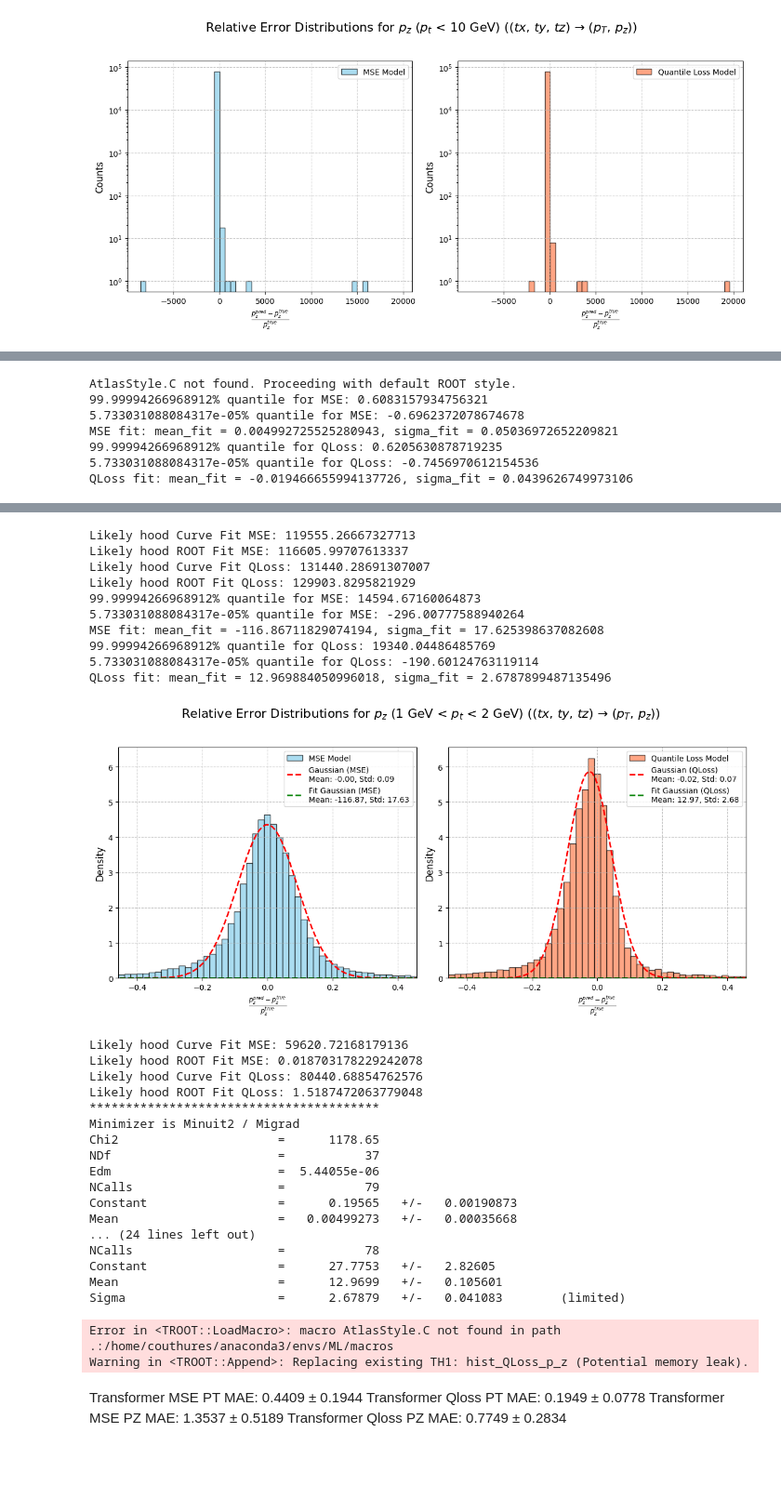
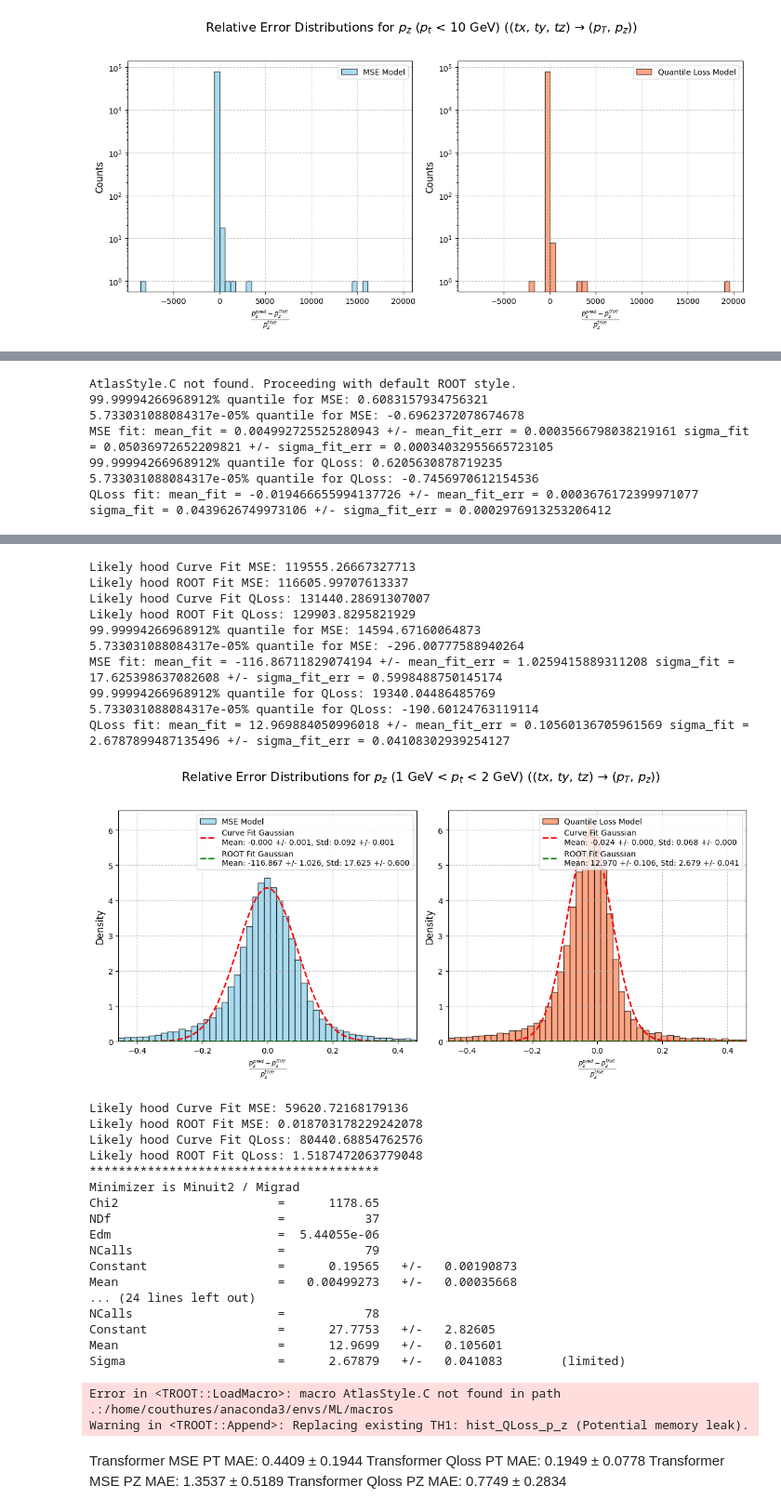
Before and after one commit to CouthuresJeremy/TrackFormer, a Jupyter notebook: dataanalysis.ipynb, the cells around one changed output, grey strips where cells are left out. Shown at 93% size. Drawn from its saved outputs; the diff is of its cells as text; code cells hidden in the pictures; blank space fills up the shorter version.

Commit message:
Notebook add fit error

```diff
--- a/dataanalysis.ipynb
+++ b/dataanalysis.ipynb
@@ -2150,8 +2110,10 @@ def plot_pi_relative_error_distributions_low_pt_1_2():
             fit_range = (q_low, q_high)
             n, model_bins = np.histogram(relative_errors, bins=n_bins, density=True, range=fit_range)
             param_model, cov_model = curve_fit(norm.pdf, model_bins[:-1], n, [model_mean, model_std], bounds=([-np.inf, 0], [np.inf, np.inf]))
+            perr_model = np.sqrt(np.diag(cov_model))
             model_mean, model_std = param_model
-            norm_fits[model_name] = (model_mean, model_std)
+            model_mean_err, model_std_err = perr_model
+            norm_fits[model_name] = ((model_mean, model_mean_err), (model_std, model_std_err))
 
             q_low = max(q_low, -n_sig*model_std + model_mean)
             q_high = min(q_high, n_sig*model_std + model_mean)
@@ -2180,8 +2142,10 @@ def plot_pi_relative_error_distributions_low_pt_1_2():
             # Retrieve the fit parameters.
             mean_fit = fit.GetParameter(1)
             sigma_fit = fit.GetParameter(2)
-            print(f"{model_name} fit: {mean_fit = }, {sigma_fit = }")
-            model_root_fits[model_name] = (mean_fit, sigma_fit)
+            mean_fit_err = fit.GetParError(1)
+            sigma_fit_err = fit.GetParError(2)
+            print(f"{model_name} fit: {mean_fit = } +/- {mean_fit_err = }", f"{sigma_fit = } +/- {sigma_fit_err = }")
+            model_root_fits[model_name] = ((mean_fit, mean_fit_err), (sigma_fit, sigma_fit_err))
 
 
 
@@ -2209,12 +2173,19 @@ def plot_pi_relative_error_distributions_low_pt_1_2():
             )
 
             model_mean, model_std = norm_fits[model_name]
+            model_mean, model_mean_err = model_mean
+            model_std, model_std_err = model_std
+
+            model_root_mean, model_root_std = model_root_fits[model_name]
+            model_root_mean, model_root_mean_err = model_root_mean
+            model_root_std, model_root_std_err = model_root_std
 
             xmin, xmax = plt.xlim()
             x = np.linspace(xmin, xmax, 100)
-            p = norm.pdf(x, model_mean, model_std)
-            plt.plot(x, p, "r", linewidth=2, linestyle="--", label=f"Gaussian ({model_name}) \nMean: {model_mean:.2f}, Std: {model_std:.2f}")
-            plt.plot(x, norm.pdf(x, *model_root_fits[model_name]), "g", linewidth=2, linestyle="--", label=f"Fit Gaussian ({model_name}) \nMean: {model_root_fits[model_name][0]:.2f}, Std: {model_root_fits[model_name][1]:.2f}")
+            p_curve_fit = norm.pdf(x, model_mean, model_std)
+            p_root_fit = norm.pdf(x, model_root_mean, model_root_std)
+            plt.plot(x, p_curve_fit, "r", linewidth=2, linestyle="--", label=f"Curve Fit Gaussian\nMean: {model_mean:5.3f} +/- {model_mean_err:5.3f}, Std: {model_std:5.3f} +/- {model_std_err:5.3f}")
+            plt.plot(x, p_root_fit, "g", linewidth=2, linestyle="--", label=f"ROOT Fit Gaussian\nMean: {model_root_mean:5.3f} +/- {model_root_mean_err:5.3f}, Std: {model_root_std:5.3f} +/- {model_root_std_err:5.3f}")
 
             plt.xlabel(xlabel, fontsize=12)
             plt.ylabel(ylabel, fontsize=12)
@@ -2231,8 +2202,14 @@ def plot_pi_relative_error_distributions_low_pt_1_2():
         plt.show()
 
         for model_name, model_info in models.items():
-            print(f"Likely hood Curve Fit {model_name}: {compute_likelyhood(model_data[model_name], lambda x: norm.pdf(x, *norm_fits[model_name]))}")
-            print(f"Likely hood ROOT Fit {model_name}: {compute_likelyhood(model_data[model_name], lambda x: norm.pdf(x, *model_root_fits[model_name]))}")
+            model_mean, model_std = norm_fits[model_name]
+            model_mean, model_mean_err = model_mean
+            model_std, model_std_err = model_std
+            print(f"Likely hood Curve Fit {model_name}: {compute_likelyhood(model_data[model_name], lambda x: norm.pdf(x, model_mean, model_std))}")
+            model_root_mean, model_root_std = model_root_fits[model_name]
+            model_root_mean, model_root_mean_err = model_root_mean
+            model_root_std, model_root_std_err = model_root_std
+            print(f"Likely hood ROOT Fit {model_name}: {compute_likelyhood(model_data[model_name], lambda x: norm.pdf(x, model_root_mean, model_root_std))}")
 
 
 
@@ -2242,7 +2219,7 @@ plot_pi_relative_error_distributions_low_pt_1_2()
 AtlasStyle.C not found. Proceeding with default ROOT style.
 99.99994266968912% quantile for MSE: 0.6083157934756321
 5.733031088084317e-05% quantile for MSE: -0.6962372078674678
-MSE fit: mean_fit = 0.004992725525280943, sigma_fit = 0.05036972652209821
+MSE fit: mean_fit = 0.004992725525280943 +/- mean_fit_err = 0.0003566798038219161 sigma_fit = 0.05036972652209821 +/- sigma_fit_err = 0.00034032955665723105
 99.99994266968912% quantile for QLoss: 0.6205630878719235
 5.733031088084317e-05% quantile for QLoss: -0.7456970612154536
-QLoss fit: mean_fit = -0.019466655994137726, sigma_fit = 0.0439626749973106
+QLoss fit: mean_fit = -0.019466655994137726 +/- mean_fit_err = 0.0003676172399971077 sigma_fit = 0.0439626749973106 +/- sigma_fit_err = 0.0002976913253206412
@@ -2250,14 +2227,14 @@ QLoss fit: mean_fit = -0.019466655994137726, sigma_fit = 0.0439626749973106
 Likely hood Curve Fit MSE: 119555.26667327713
 Likely hood ROOT Fit MSE: 116605.99707613337
 Likely hood Curve Fit QLoss: 131440.28691307007
 Likely hood ROOT Fit QLoss: 129903.8295821929
 99.99994266968912% quantile for MSE: 14594.67160064873
 5.733031088084317e-05% quantile for MSE: -296.00777588940264
-MSE fit: mean_fit = -116.86711829074194, sigma_fit = 17.625398637082608
+MSE fit: mean_fit = -116.86711829074194 +/- mean_fit_err = 1.0259415889311208 sigma_fit = 17.625398637082608 +/- sigma_fit_err = 0.5998488750145174
 99.99994266968912% quantile for QLoss: 19340.04486485769
 5.733031088084317e-05% quantile for QLoss: -190.60124763119114
-QLoss fit: mean_fit = 12.969884050996018, sigma_fit = 2.6787899487135496
+QLoss fit: mean_fit = 12.969884050996018 +/- mean_fit_err = 0.10560136705961569 sigma_fit = 2.6787899487135496 +/- sigma_fit_err = 0.04108302939254127
-[figure, old version]
+[figure, new version]
 Likely hood Curve Fit MSE: 59620.72168179136
 Likely hood ROOT Fit MSE: 0.018703178229242078
 Likely hood Curve Fit QLoss: 80440.68854762576
```
Also changed, not shown: parts of 4 cells of this notebook.
